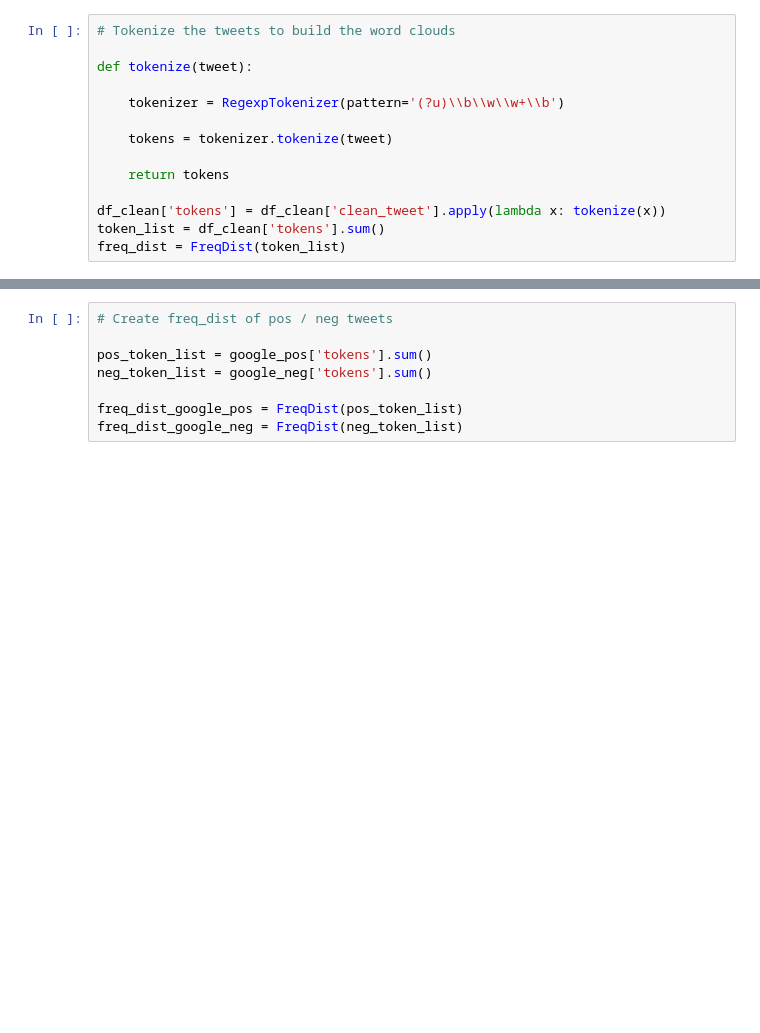
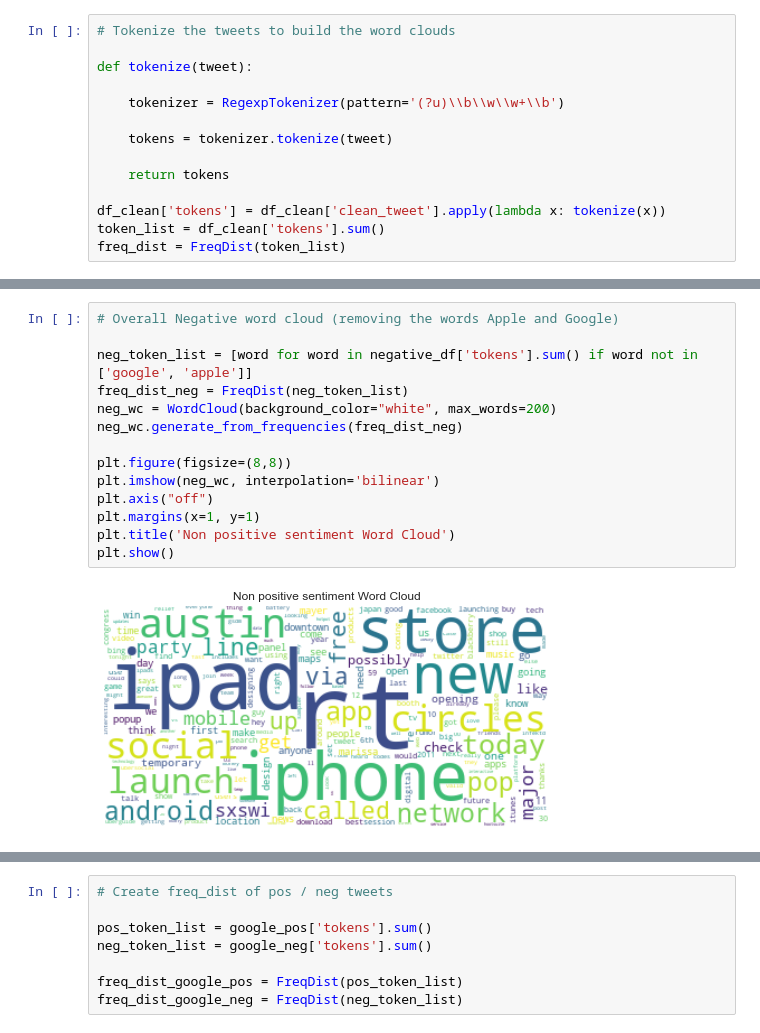
Before and after one commit to marvelje/Twitter-Emotions-Project, a Jupyter notebook: Notebooks/Jeff/jeff_notebook.ipynb, the cells around one changed output, grey strips where cells are left out. Cells and saved outputs as stored; diff of their text form; blank space fills up the shorter version.

```diff
--- a/Notebooks/Jeff/jeff_notebook.ipynb
+++ b/Notebooks/Jeff/jeff_notebook.ipynb
@@ -401,0 +431,16 @@ google_neg = df_clean[(df_clean['sentiment'] == 0) & (df_clean['brand'] == 'Goog
+# %%
+# Overall Negative word cloud (removing the words Apple and Google)
+
+neg_token_list = [word for word in negative_df['tokens'].sum() if word not in ['google', 'apple']]
+freq_dist_neg = FreqDist(neg_token_list)
+neg_wc = WordCloud(background_color="white", max_words=200)
+neg_wc.generate_from_frequencies(freq_dist_neg)
+
+plt.figure(figsize=(8,8))
+plt.imshow(neg_wc, interpolation='bilinear')
+plt.axis("off")
+plt.margins(x=1, y=1)
+plt.title('Non positive sentiment Word Cloud')
+plt.show()
+# %% [output]
+[figure, added]
```
Also changed, not shown: parts of 12 cells of this notebook, 2 other files.
